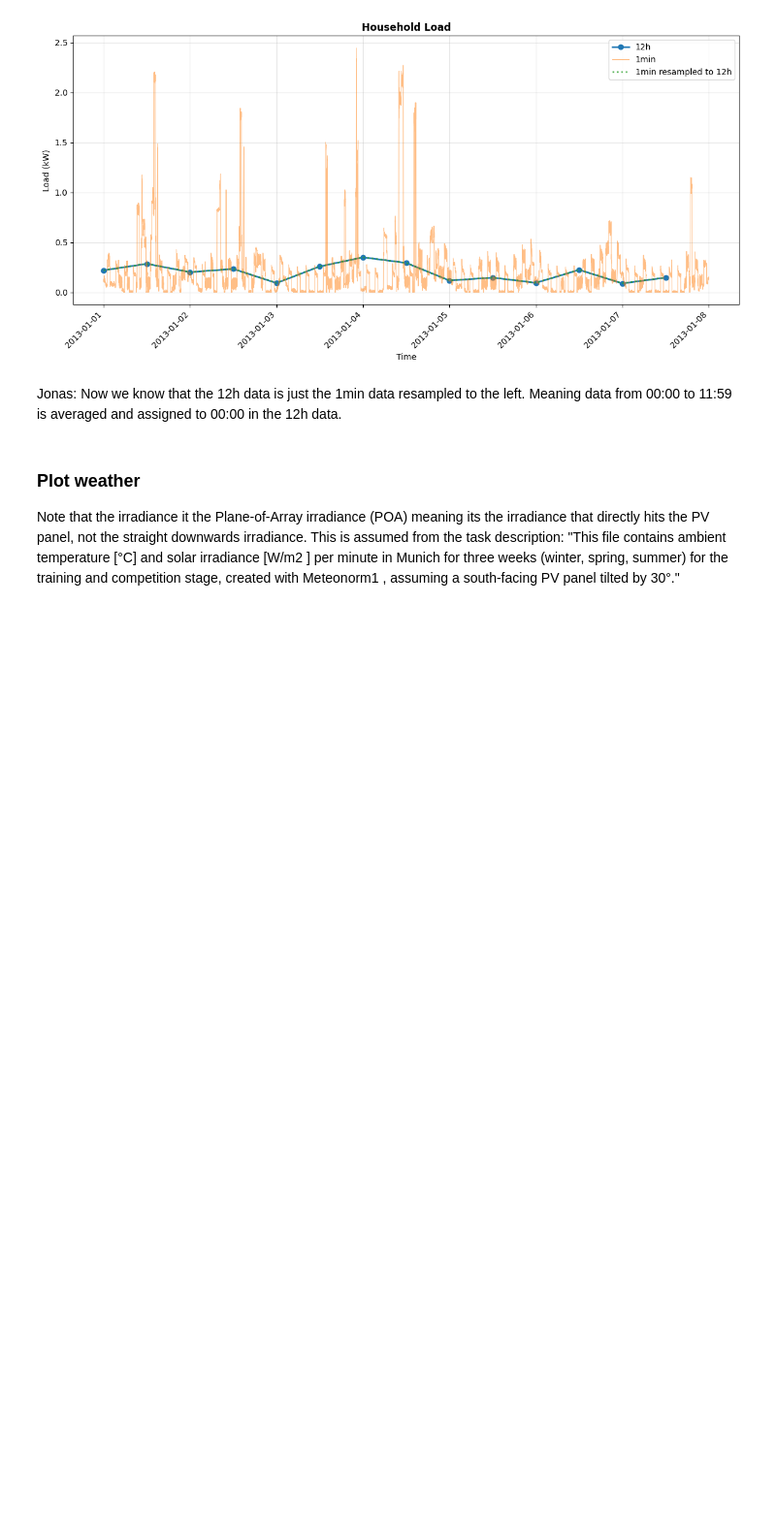
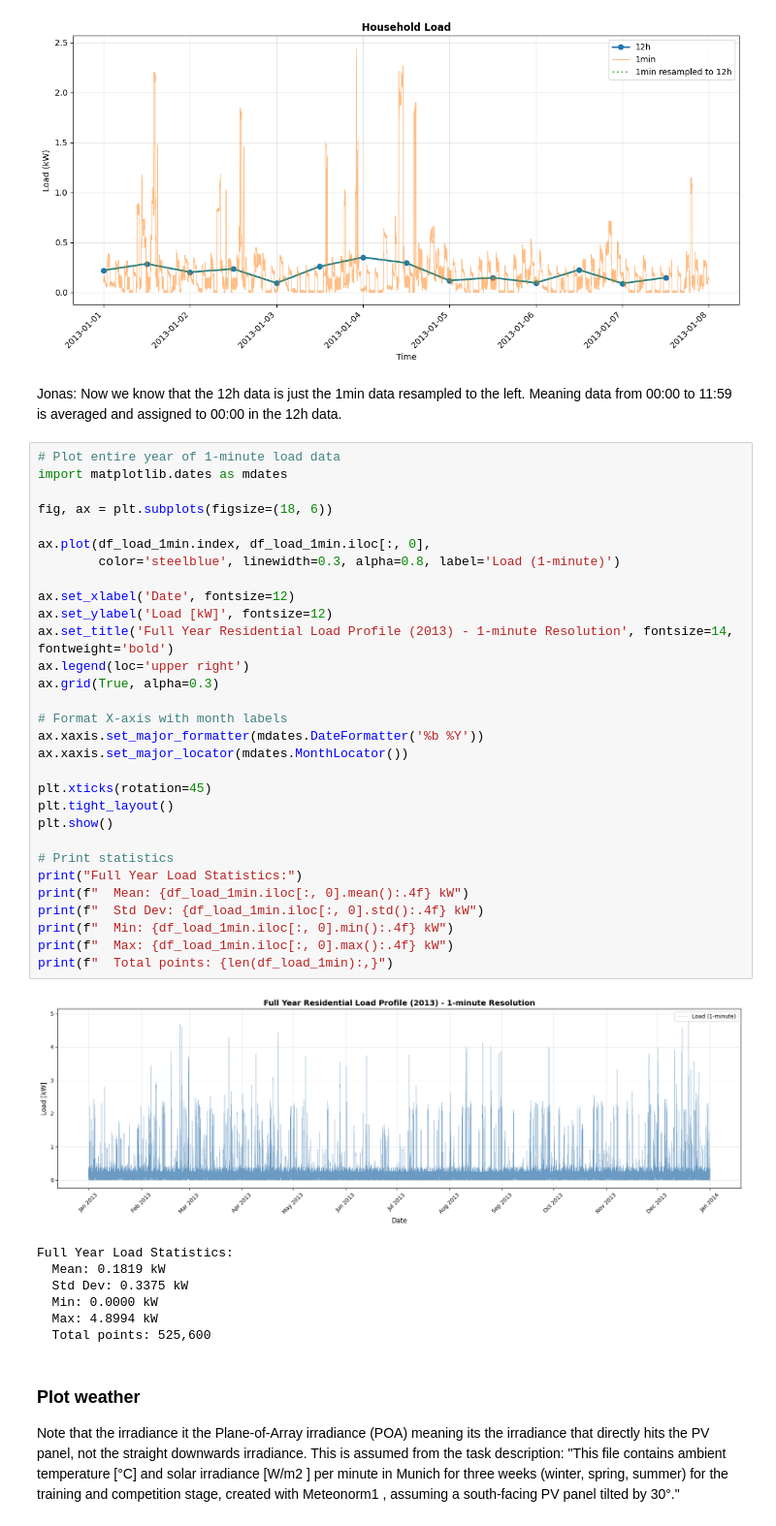
Before and after one commit to JontheFL/Optimal-Residential-Energy-System-Sizing, a Jupyter notebook: data_exploration.ipynb, the cells around one changed output. Shown at 97% size. Cells and saved outputs as stored; diff of their text form; blank space fills up the shorter version.

```diff
--- a/data_exploration.ipynb
+++ b/data_exploration.ipynb
@@ -77,6 +77,44 @@ plt.show()
 [figure]
 # %% [markdown]
 Jonas: Now we know that the 12h data is just the 1min data resampled to the left. Meaning data from 00:00 to 11:59 is averaged and assigned to 00:00 in the 12h data.
+# %%
+# Plot entire year of 1-minute load data
+import matplotlib.dates as mdates
+
+fig, ax = plt.subplots(figsize=(18, 6))
+
+ax.plot(df_load_1min.index, df_load_1min.iloc[:, 0],
+        color='steelblue', linewidth=0.3, alpha=0.8, label='Load (1-minute)')
+
+ax.set_xlabel('Date', fontsize=12)
+ax.set_ylabel('Load [kW]', fontsize=12)
+ax.set_title('Full Year Residential Load Profile (2013) - 1-minute Resolution', fontsize=14, fontweight='bold')
+ax.legend(loc='upper right')
+ax.grid(True, alpha=0.3)
+
+# Format X-axis with month labels
+ax.xaxis.set_major_formatter(mdates.DateFormatter('%b %Y'))
+ax.xaxis.set_major_locator(mdates.MonthLocator())
+
+plt.xticks(rotation=45)
+plt.tight_layout()
+plt.show()
+
+# Print statistics
+print("Full Year Load Statistics:")
+print(f"  Mean: {df_load_1min.iloc[:, 0].mean():.4f} kW")
+print(f"  Std Dev: {df_load_1min.iloc[:, 0].std():.4f} kW")
+print(f"  Min: {df_load_1min.iloc[:, 0].min():.4f} kW")
+print(f"  Max: {df_load_1min.iloc[:, 0].max():.4f} kW")
+print(f"  Total points: {len(df_load_1min):,}")
+# %% [output]
+[figure, added]
+Full Year Load Statistics:
+  Mean: 0.1819 kW
+  Std Dev: 0.3375 kW
+  Min: 0.0000 kW
+  Max: 4.8994 kW
+  Total points: 525,600
 # %% [markdown]
 ### Plot weather
 Note that the irradiance it the Plane-of-Array irradiance (POA) meaning its the irradiance that directly hits the PV panel, not the straight downwards irradiance. This is assumed from the task description: "This file contains ambient temperature [°C] and solar irradiance [W/m2
```
Also changed, not shown: 6 other files.
